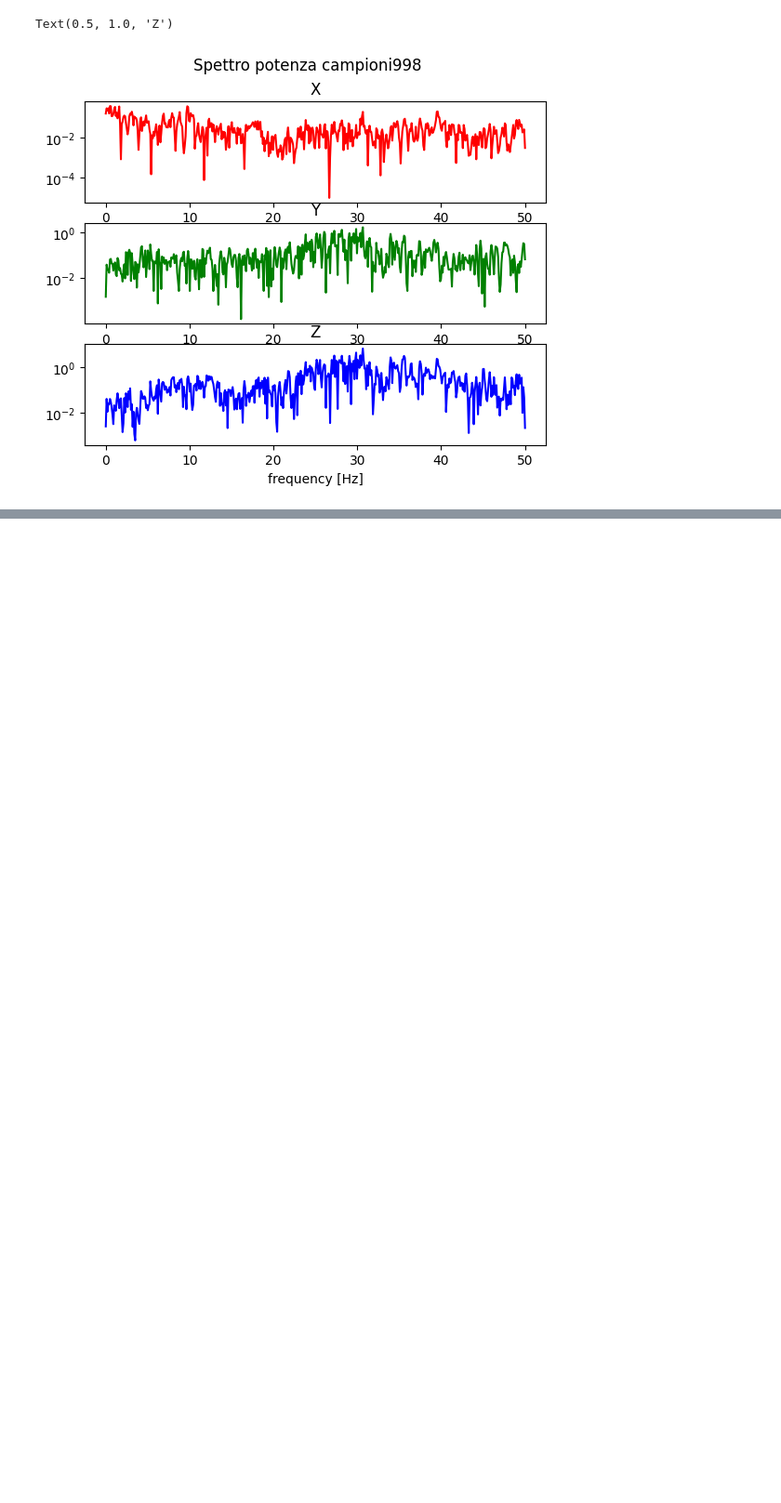
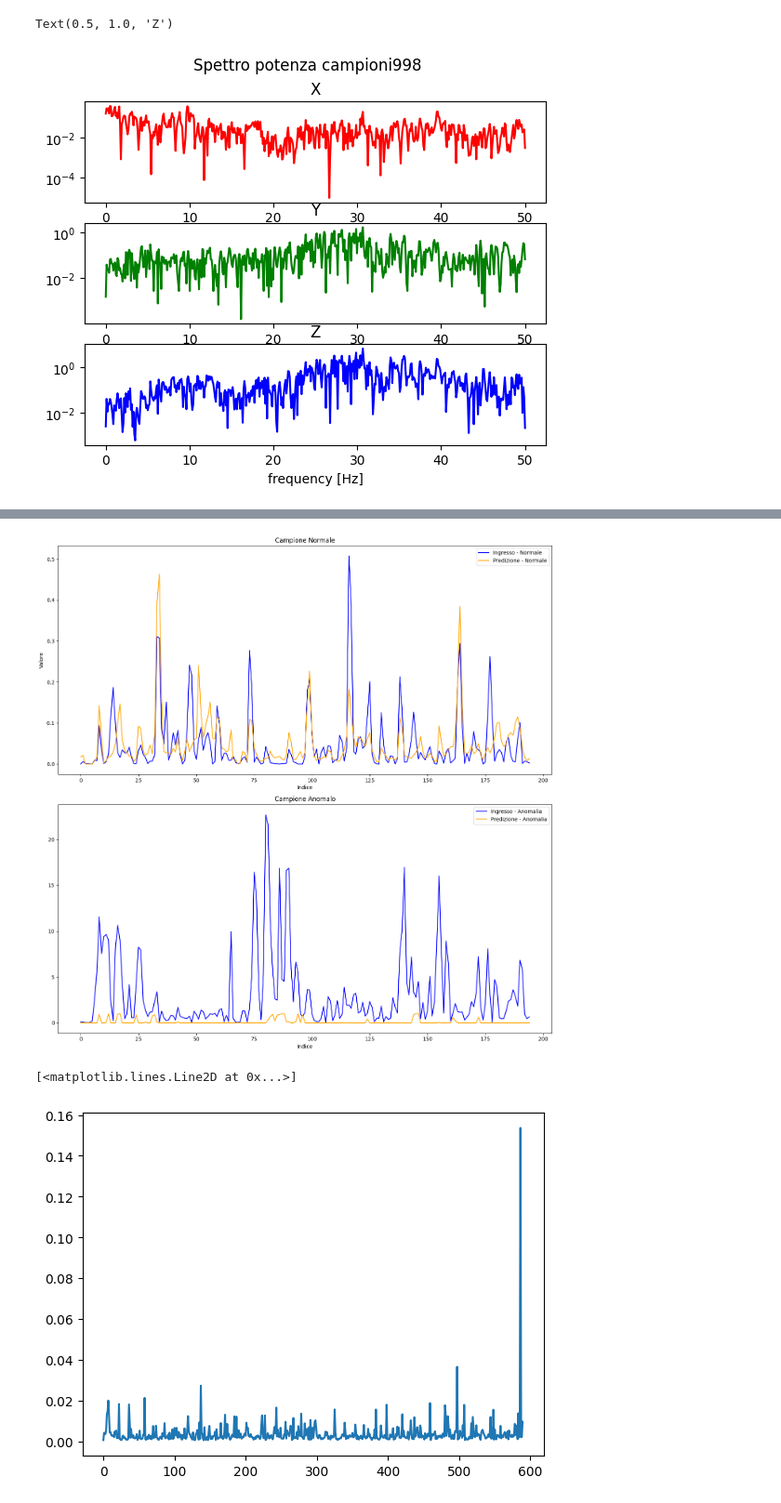
Before and after one commit to Ciosepp/Tesi, a Jupyter notebook: analisys/tesi.ipynb, the cells around one changed output, grey strips where cells are left out. Shown at 93% size. Saved outputs shown, nothing was run; the diff lists cells and outputs as text; code cells hidden in the pictures; blank space fills up the shorter version.

```diff
--- a/analisys/tesi.ipynb
+++ b/analisys/tesi.ipynb
@@ -227,0 +232,40 @@ test_predictions = (test_error > threshold).astype(int)
+# %%
+NormalSampletest = np.expand_dims(testData_scaled[0], axis=0)
+AnomalieSampletest = np.expand_dims(testData_scaled[int(testData_scaled.shape[0] *0.9)], axis=0)
+print(int(testData_scaled.shape[1] *0.9))
+NormalSampleNet = autoencoder.predict(NormalSampletest)
+AnomalieSampleNet = autoencoder.predict(AnomalieSampletest)
+
+mseN = np.mean(np.power(NormalSampletest - NormalSampleNet, 2), axis=1)
+mseA = np.mean(np.power(AnomalieSampletest - AnomalieSampleNet, 2), axis=1)
+
+NormalSampletest = NormalSampletest.squeeze()
+AnomalieSampletest = AnomalieSampletest.squeeze()
+NormalSampleNet = NormalSampleNet.squeeze()
+AnomalieSampleNet = AnomalieSampleNet.squeeze()
+
+# Crea la figura con due grafici affiancati
+fig, axes = plt.subplots(2, 1, figsize=(14, 14))
+
+# Grafico per il campione normale
+axes[0].plot(NormalSampletest, label="Ingresso - Normale", color="blue")
+axes[0].plot(NormalSampleNet, label="Predizione - Normale", color="orange")
+axes[0].set_title("Campione Normale")
+axes[0].set_xlabel("Indice")
+axes[0].set_ylabel("Valore")
+axes[0].legend()
+
+# Grafico per il campione anomalo
+axes[1].plot(AnomalieSampletest, label="Ingresso - Anomalia", color="blue")
+axes[1].plot(AnomalieSampleNet, label="Predizione - Anomalia", color="orange")
+axes[1].set_title("Campione Anomalo")
+axes[1].set_xlabel("Indice")
+axes[1].legend()
+
+# Mostra i grafici
+plt.tight_layout()
+plt.show()
+
+plt.plot(train_error)
+#plt.plot(test_error)
+# %% [output]
@@ -228,3 +275,6 @@ test_predictions = (test_error > threshold).astype(int)
+[figure, added]
+[<matplotlib.lines.Line2D at 0x...>]
+[figure, added]
 # %%
 plt.figure()
 
```
Also changed, not shown: parts of 7 cells of this notebook, 12 other files.
